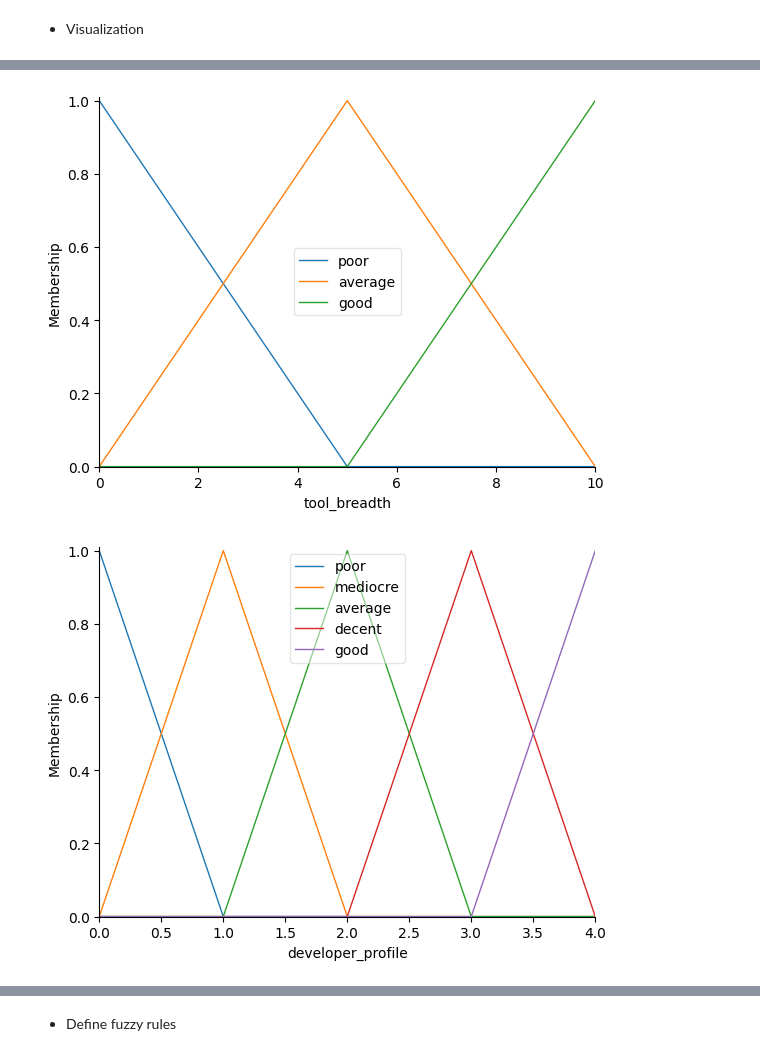
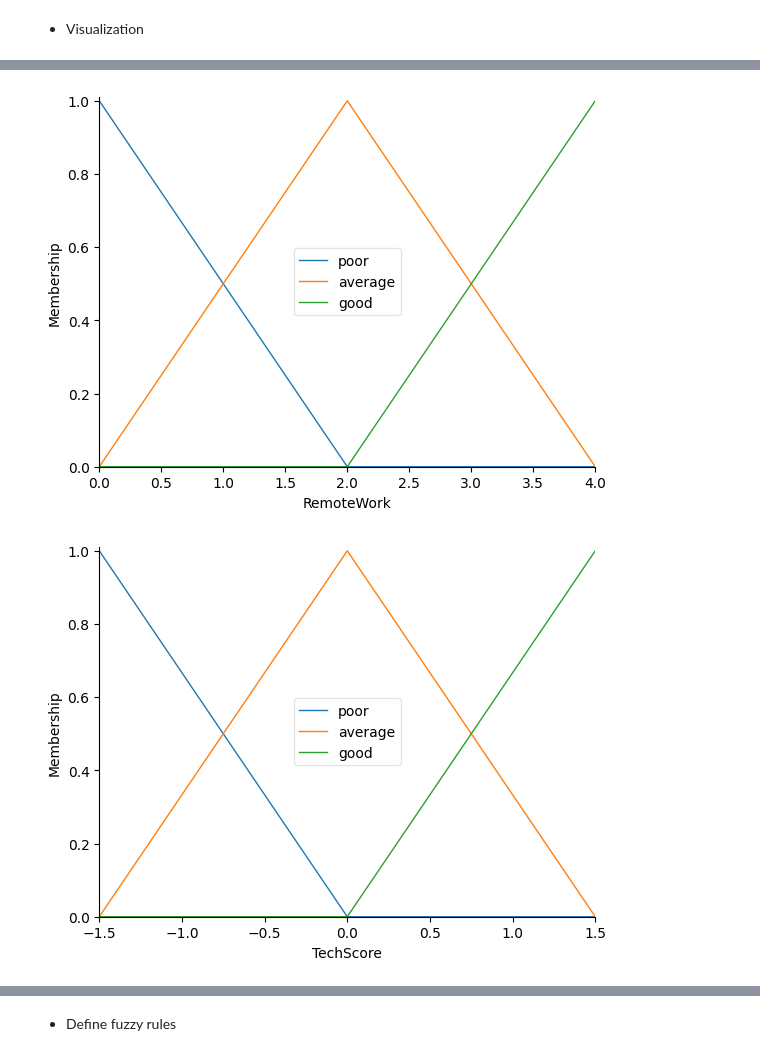
Before and after one commit to FarahHossam126/Data_Mining_Project, a Jupyter notebook: main.ipynb, the cells around one changed output, grey strips where cells are left out. Drawn from its saved outputs; the diff is of its cells as text; code cells hidden in the pictures.

```diff
--- a/main.ipynb
+++ b/main.ipynb
@@ -444,13 +511,14 @@ for method in ['single', 'complete', 'average']:
 # %%
-work_experience = ctrl.Antecedent(np.arange(0, 51, 1), 'work_experience')
-total_code_years = ctrl.Antecedent(np.arange(0, 51, 1), 'total_code_years')
-tool_breadth = ctrl.Antecedent(np.arange(0, 11, 1), 'tool_breadth')
-developer_profile = ctrl.Antecedent(np.arange(0, 5, 1), 'developer_profile')
-market_value = ctrl.Antecedent(np.arange(0, 300001, 1000), 'market_value')
+ConvertedCompYearly = ctrl.Antecedent(np.arange(0, 1.01, 0.01), 'ConvertedCompYearly')
+WorkExp = ctrl.Antecedent(np.arange(0, 1.01, 0.01), 'WorkExp')
+RemoteWork = ctrl.Antecedent(np.arange(0, 5, 1), 'RemoteWork')
+TechScore = ctrl.Antecedent(np.arange(-1.5, 1.51, 0.01), 'TechScore')
+AIScore = ctrl.Antecedent(np.arange(-1.1, 1.01, 0.01), 'AIScore')
+dev_profile = ctrl.Antecedent(np.arange(0, 5, 1), 'dev_profile')
 # %% [markdown]
 - Consequent
 # %%
-job_satisfaction = ctrl.Consequent(np.arange(1, 11, 1), 'job_satisfaction')
+JobSat = ctrl.Consequent(np.arange(1, 11, 1), 'JobSat')
 # %% [markdown]
 - Auto-membership Function Population
 # %%
@@ -476,11 +552,12 @@ warnings.filterwarnings('ignore', category=UserWarning)
 # %% [markdown]
 - Visualization
 # %%
-work_experience.view()
-total_code_years.view()
-tool_breadth.view()
-developer_profile.view()
-market_value.view()
+ConvertedCompYearly.view()
+WorkExp.view()
+RemoteWork.view()
+TechScore.view()
+AIScore.view()
+dev_profile.view()
 
-job_satisfaction.view()
+JobSat.view()
 # %% [output]
@@ -489,2 +566,2 @@ job_satisfaction.view()
-[figure, old version]
+[figure, new version]
-[figure, old version]
+[figure, new version]
```
Also changed, not shown: parts of 15 cells of this notebook.
